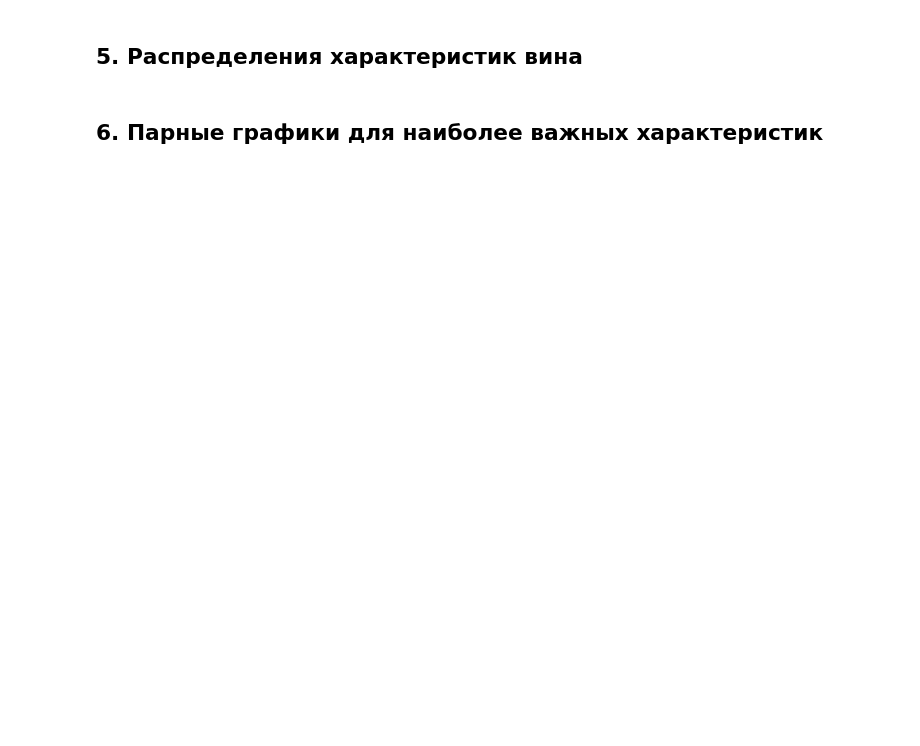
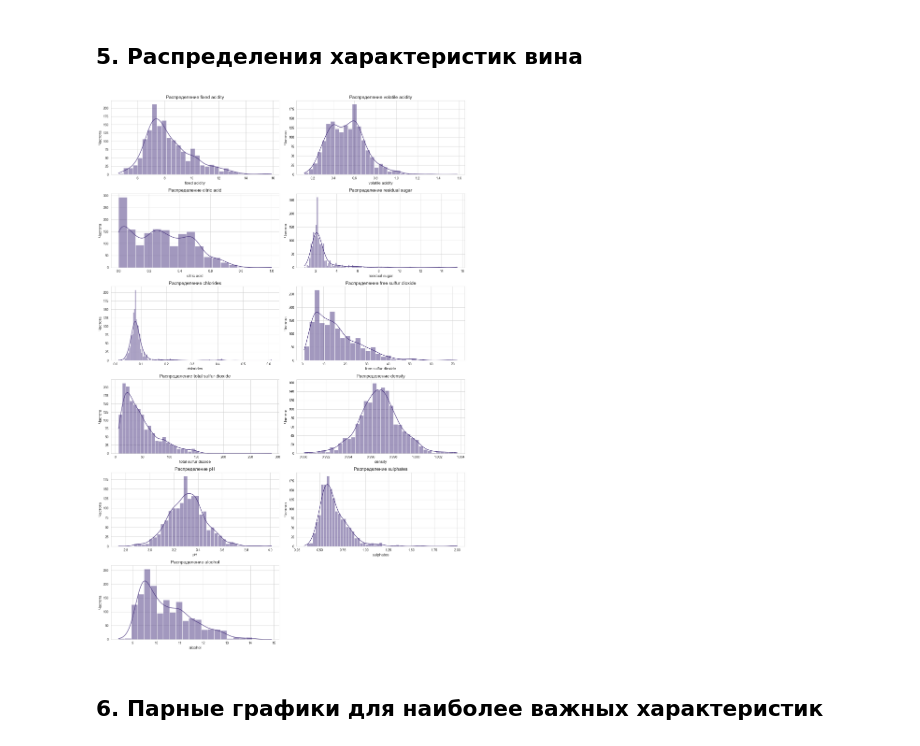
Before and after one commit to Artem123213432/Quality_wine, a Jupyter notebook: notebooks/eda.ipynb, the cells around one changed output. Cells and saved outputs as stored; diff of their text form; code cells hidden in the pictures; blank space fills up the shorter version.

```diff
--- a/notebooks/eda.ipynb
+++ b/notebooks/eda.ipynb
@@ -112,24 +186,27 @@ plot_feature_vs_quality('sulphates')
 # %%
 # Визуализация распределений всех характеристик
 features = wine_data.columns.drop('quality')
 n_features = len(features)
 n_rows = (n_features + 1) // 2
 
 fig, axes = plt.subplots(n_rows, 2, figsize=(16, 4 * n_rows))
 axes = axes.flatten()
 
 for i, feature in enumerate(features):
-    sns.histplot(wine_data[feature], kde=True, ax=axes[i])
+    # Обновленный синтаксис histplot
+    sns.histplot(data=wine_data, x=feature, kde=True, ax=axes[i])
     axes[i].set_title(f'Распределение {feature}', fontsize=14)
     axes[i].set_xlabel(feature, fontsize=12)
     axes[i].set_ylabel('Частота', fontsize=12)
 
 # Скрыть пустые подграфики, если их количество нечетное
 if n_features % 2 != 0:
     axes[-1].set_visible(False)
 
 plt.tight_layout()
 plt.show()
+# %% [output]
+[figure, added]
 # %% [markdown]
 ## 6. Парные графики для наиболее важных характеристик
 # %%
```
Also changed, not shown: parts of 16 cells of this notebook.
